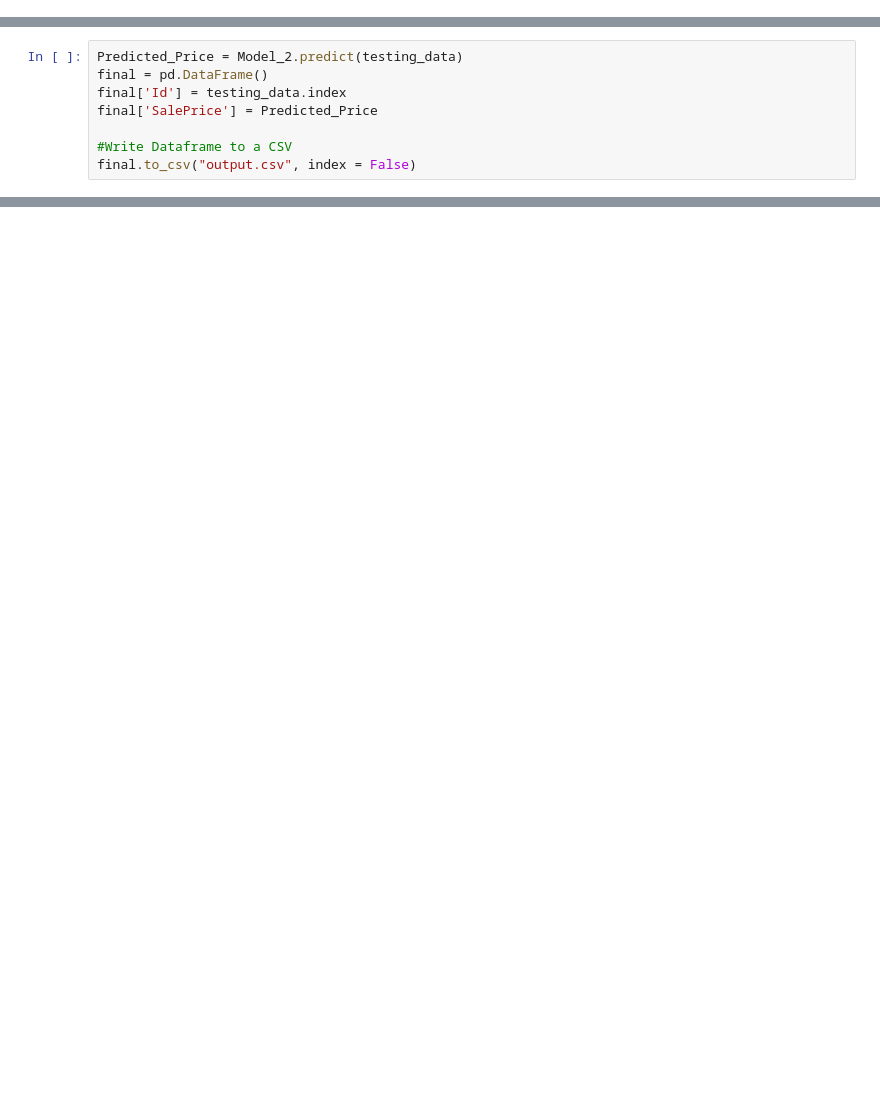
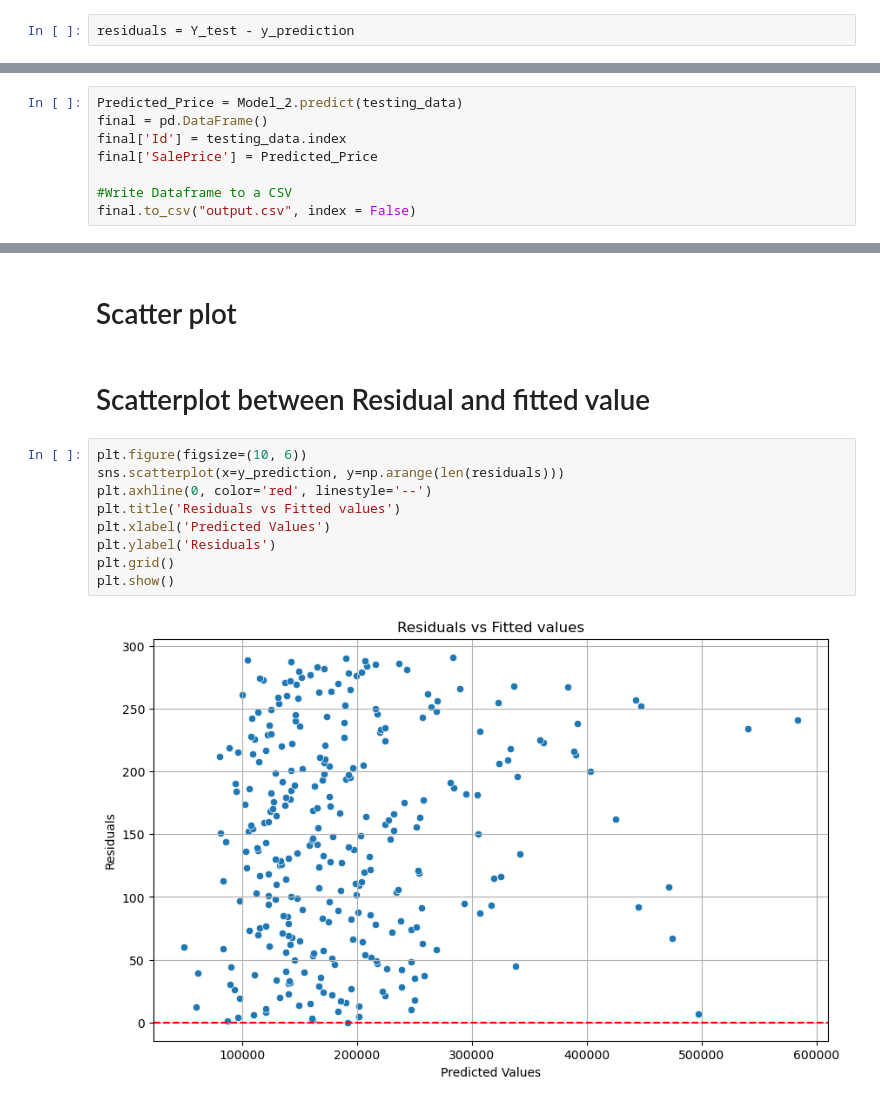
Before and after one commit to AJ-111/House-Price-Advance-Regression-Analysis, a Jupyter notebook: House_price_advance_analysis.ipynb, the cells around one changed output, grey strips where cells are left out. Cells and saved outputs as stored; diff of their text form; blank space fills up the shorter version.

```diff
--- a/House_price_advance_analysis.ipynb
+++ b/House_price_advance_analysis.ipynb
@@ -287,0 +347,2 @@ For Visualization purpose
+# %%
+residuals = Y_test - y_prediction
@@ -320,0 +428,15 @@ plt.hist(final)
+# %% [markdown]
+# Scatter plot
+# %% [markdown]
+# Scatterplot between Residual and fitted value
+# %%
+plt.figure(figsize=(10, 6))
+sns.scatterplot(x=y_prediction, y=np.arange(len(residuals)))
+plt.axhline(0, color='red', linestyle='--')
+plt.title('Residuals vs Fitted values')
+plt.xlabel('Predicted Values')
+plt.ylabel('Residuals')
+plt.grid()
+plt.show()
+# %% [output]
+[figure, added]
```
Also changed, not shown: parts of 59 cells of this notebook, 1 other file.
